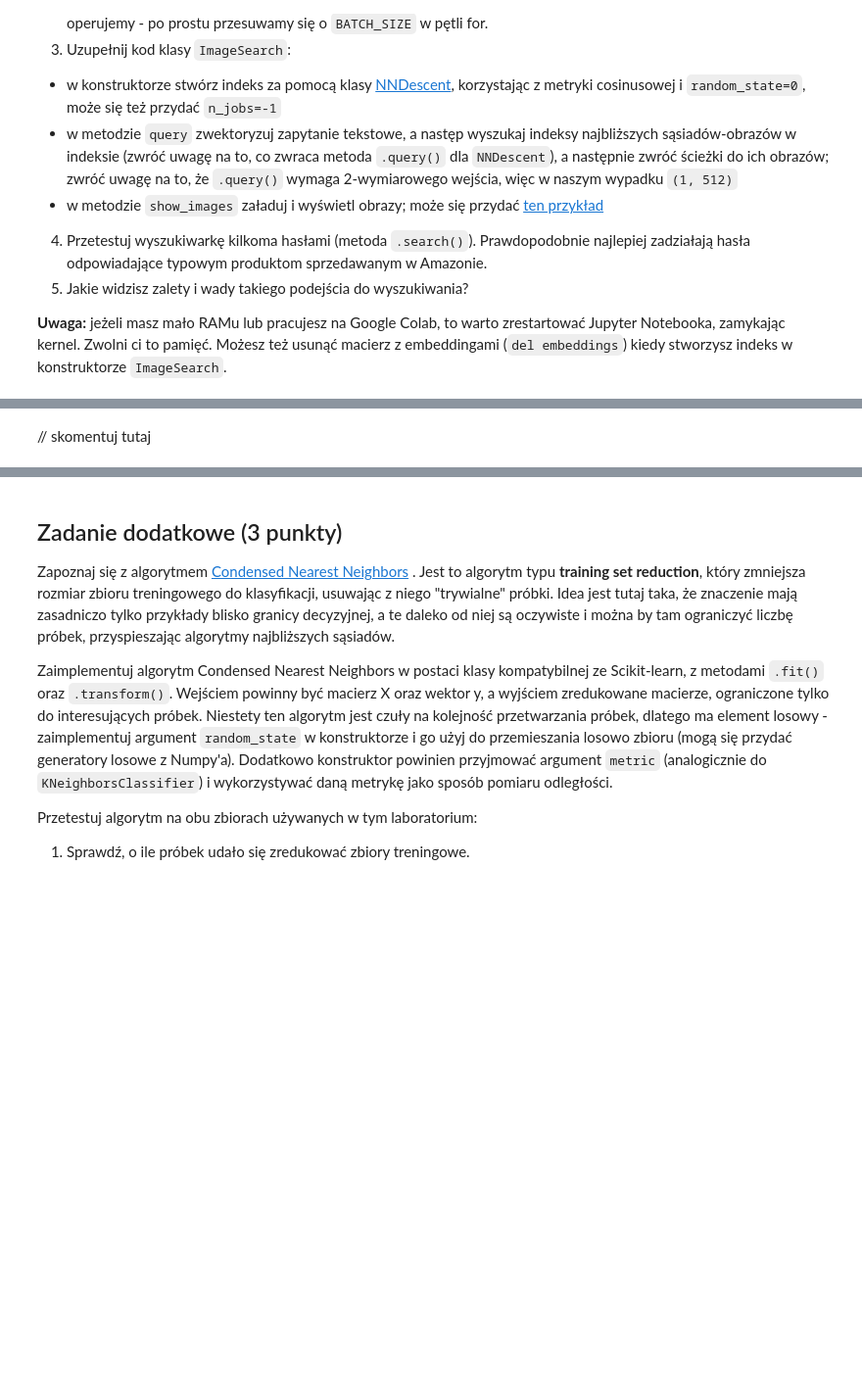
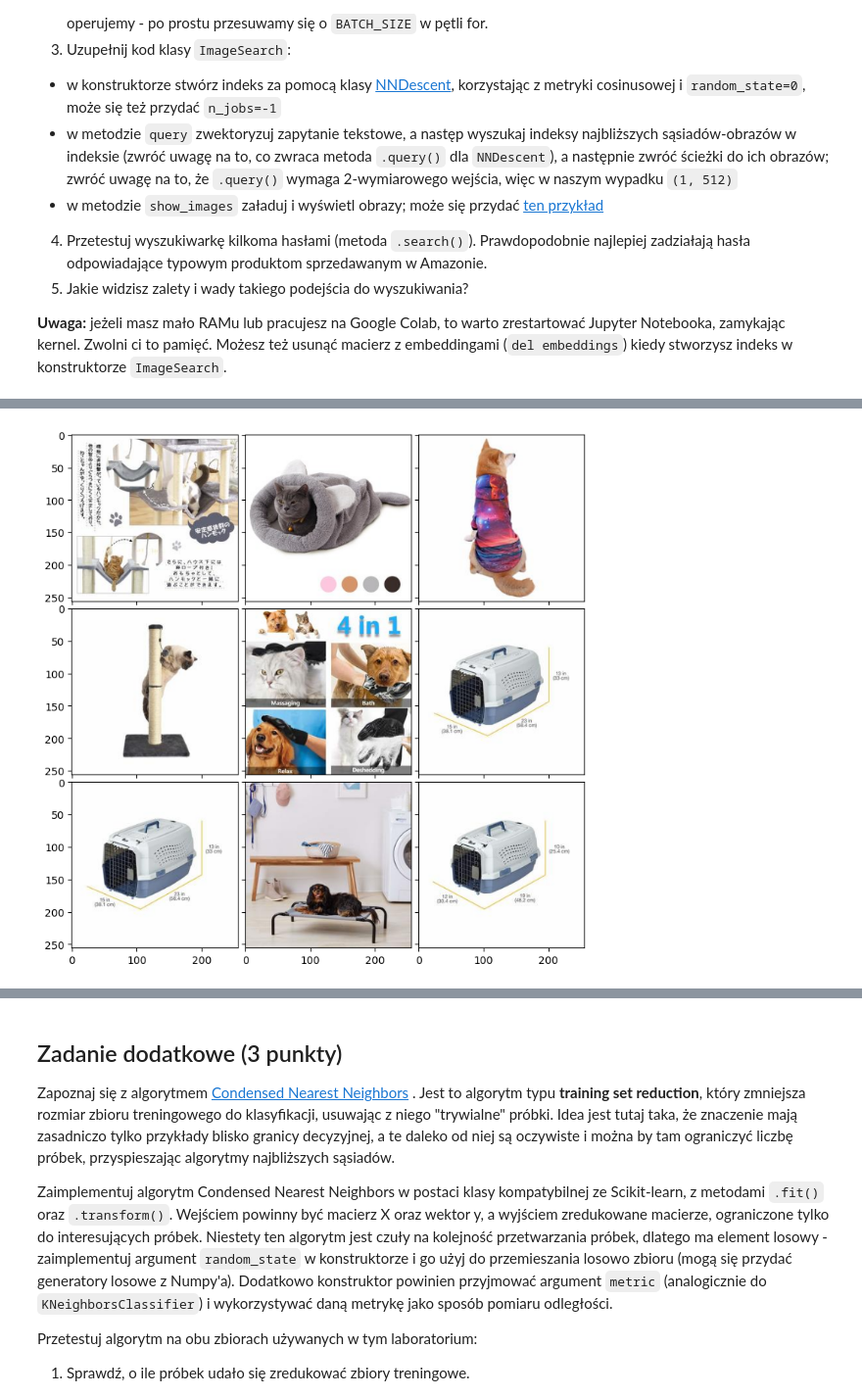
Before and after one commit to Spontaniczny/basics-of-machine-learning, a Jupyter notebook: lab2/notebook.ipynb, the cells around one changed output, grey strips where cells are left out. Shown at 98% size. Drawn from its saved outputs; the diff is of its cells as text; code cells hidden in the pictures; blank space fills up the shorter version.

```diff
--- a/lab2/notebook.ipynb
+++ b/lab2/notebook.ipynb
@@ -582,7 +719,7 @@ from sentence_transformers import SentenceTransformer
 from tqdm.notebook import tqdm
 
 
-MAX_IMAGES = 50000
+MAX_IMAGES = 30000
 BATCH_SIZE = joblib.cpu_count(only_physical_cores=True)
 
 
@@ -602,17 +739,22 @@ def vectorize_images(image_paths: pd.Series) -> np.ndarray:
     # iterate with tqdm, it will give us a nice progress bar
     with tqdm(total=MAX_IMAGES) as pbar:
         start_idx = 0
+        end_idx = 0
         for batch in batched(image_paths.iloc[:MAX_IMAGES], BATCH_SIZE):
             # update end_idx; remember to stop at MAX_IMAGES!
+            end_idx += BATCH_SIZE
+            end_idx = min(end_idx, MAX_IMAGES)
 
-            # load images with Image.open()
-
-            # calculate embeddings
+            # load images with Image.open() and calculate embeddings
+            img_emb = model.encode([Image.open(filepath) for filepath in batch])
 
             # save embeddings in the embeddings array
+            embeddings[start_idx:end_idx] = np.array(img_emb)
 
             # update start_idx
-
+            start_idx += BATCH_SIZE
+            if end_idx == MAX_IMAGES:
+                break
             pbar.update(BATCH_SIZE)
 
     return embeddings
@@ -620,7 +762,7 @@ def vectorize_images(image_paths: pd.Series) -> np.ndarray:
 embeddings = vectorize_images(image_paths)
 # %%
 from pynndescent import NNDescent
-
+from mpl_toolkits.axes_grid1 import ImageGrid
 
 class ImageSearch:
     def __init__(self, image_paths: pd.Series, embeddings: np.ndarray):
@@ -631,17 +773,24 @@ class ImageSearch:
         self.model = SentenceTransformer("clip-ViT-B-32", device=device)
 
         # create PyNNDescent index
-        self.index = ...
+        self.index = NNDescent(embeddings, metric="cosine", random_state=0, n_jobs=-1)
 
     def search(self, text: str, n_neighbors: int = 9) -> None:
-        image_paths = self.query(text, n_neighbors)
+        image_paths = self.query(text, n_neighbors)[0]
         self.show(image_paths)
 
     def query(self, text: str, n_neighbors: int = 9) -> list[str]:
-        ...
+        query_emb = self.model.encode(text)
+        query_emb = query_emb[np.newaxis, :]
+        hits= self.index.query(query_emb, k = n_neighbors)[0]
+        return self.image_paths[hits]
 
     def show(self, image_paths: list[str]) -> None:
-        ...
+        fig = plt.figure(figsize=(9., 9.))
+        grid = ImageGrid(fig, 111, nrows_ncols=(3, 3), axes_pad=0.1)
+        for ax, im in zip(grid, image_paths):
+            ax.imshow(Image.open(im))
+        plt.show()
 # %%
 image_search = ImageSearch(image_paths, embeddings)
 # %%
@@ -649,2 +800,4 @@ image_search.search("blue pillow")
-# %% [markdown]
-// skomentuj tutaj
+# %%
+image_search.search("cat fighting dog")
+# %% [output]
+[figure, added]
```
Also changed, not shown: parts of 23 cells of this notebook.
